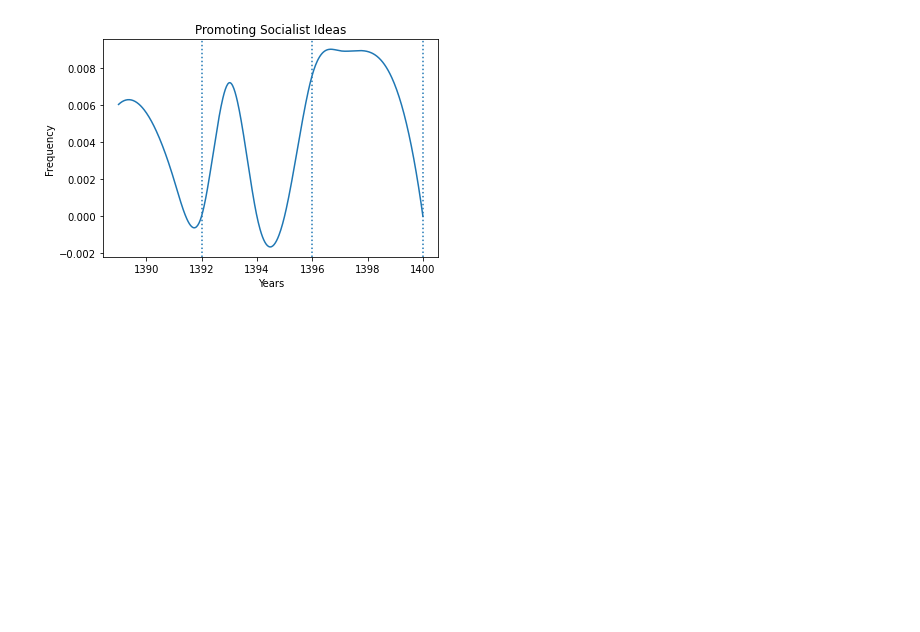
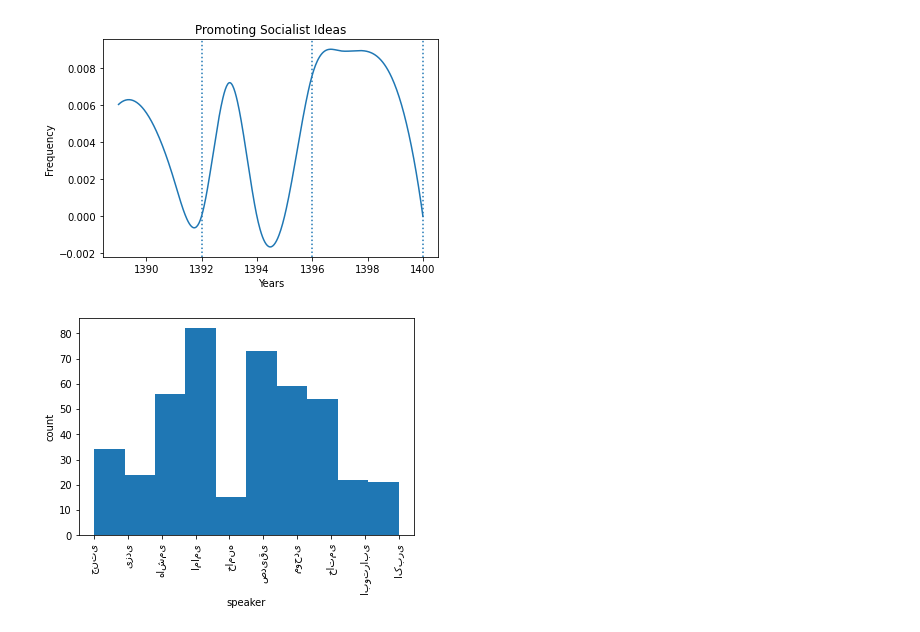
Before and after one commit to macs30200-s22/replication-materials-javad-e, a Jupyter notebook: analysis/word_count.ipynb, the cells around one changed output. Cells and saved outputs as stored; diff of their text form; code cells hidden in the pictures; blank space fills up the shorter version.

```diff
--- a/analysis/word_count.ipynb
+++ b/analysis/word_count.ipynb
@@ -104,3 +103,11 @@ socialist_freqs = categorical_freqs(socialist_w)
 plot_freqs('Promoting Socialist Ideas', socialist_freqs)
 # %% [output]
 [figure]
+# %%
+plt.hist(speeches[speeches['speaker'] != 'others']['speaker'])
+plt.xlabel("speaker")
+plt.ylabel("count")
+plt.xticks(rotation=90)
+plt.show()
+# %% [output]
+[figure, added]
```
Also changed, not shown: parts of 3 cells of this notebook, 4 other files.
